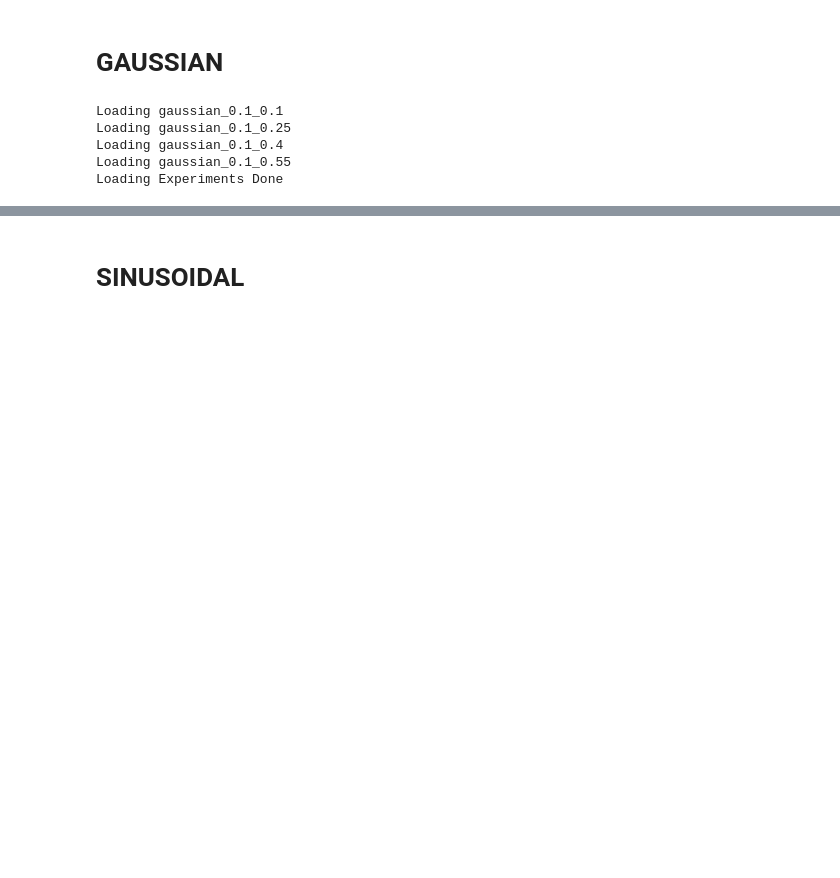
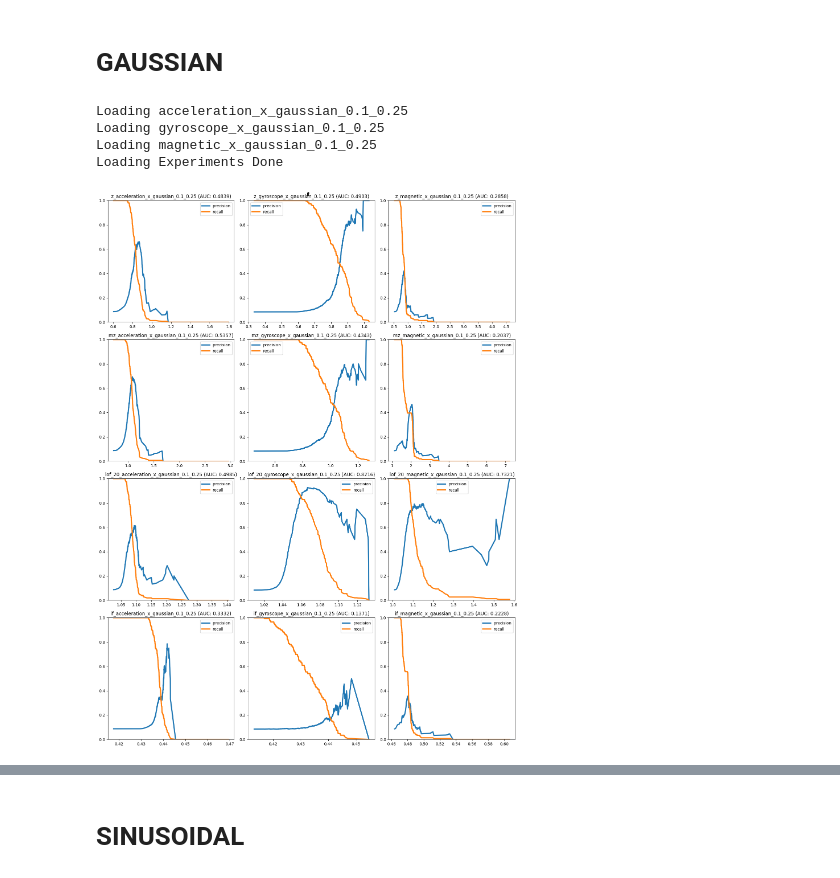
Before and after one commit to luukverkleij/PredictiveMaintenance, a Jupyter notebook: edmo-project/Processing/src/experiments.ipynb, the cells around one changed output, grey strips where cells are left out. Saved outputs shown, nothing was run; the diff lists cells and outputs as text; code cells hidden in the pictures; blank space fills up the shorter version.

Commit message:
changes in processing experiments

```diff
--- a/edmo-project/Processing/src/experiments.ipynb
+++ b/edmo-project/Processing/src/experiments.ipynb
@@ -78,12 +77,10 @@ df_in = pd.read_parquet(g.path_imu)
 # Experiment Constants
 # %%
 # Boolean whether to run the experiments or load
-load_experiments = True
+load_experiments = False
 
 # Running Experiment Parameters
 models = [m.ZScore(), m.MZScore(), m.LOF(), m.IF()]
-exp_columns = [f'acceleration_{x}' for x in ['x', 'y', 'z']]
-syn_column = 'acceleration_x'
 
 guassian_params     = [0.10, 0.25, 0.40, 0.55]
 sinusoidal_params   = [0.25, 0.5, 1, 2]
@@ -95,22 +92,52 @@ synratio = 0.1
 # %% [markdown]
 # GAUSSIAN
 # %%
-exps_gaussian = {}
-if load_experiments:
-    for intensity in guassian_params:
-        name = name_gaussian_experiment(synratio, intensity)
-        print(f"Loading {name}")
-        exps_gaussian[name] = Experiment.unpickle(name)
-    print("Loading Experiments Done")
-else:
-    for intensity in guassian_params:
-        print(f"Running Experiment gaussian {intensity}")
-        exp = run_gaussian_experiment(df_in, models, exp_columns, exp_columns[0], ratio=synratio, intensity=intensity)
-        exps_gaussian[exp.name] = exp
-    print("Running Experiments Done")
+def run_experiments(params, name_func, run_func, exp_dict, sensor):
+    exp_columns = [f'{sensor}_{x}' for x in ['x', 'y', 'z']]
+    syn_column = f'{sensor}_x'
+
+    if load_experiments:
+        for intensity in params:
+            name = name_func(synratio, intensity)
+            print(f"Loading {name}")
+            exp_dict[name] = Experiment.unpickle(name)
+        print("Loading Experiments Done")
+    else:
+        for intensity in params:
+            print(f"Running Experiment {name_func.__name__.split('_')[1].capitalize()} {intensity}")
+            exp = run_func(df_in, models, exp_columns, exp_columns[0], ratio=synratio, intensity=intensity)
+            exp_dict[exp.name] = exp
+        print("Running Experiments Done")
-# %% [output]
-Loading gaussian_0.1_0.1
-Loading gaussian_0.1_0.25
-Loading gaussian_0.1_0.4
-Loading gaussian_0.1_0.55
-Loading Experiments Done
+# %%
+for sensor in ['gyroscope', 'magnetic']:
+    run_experiments(guassian_params, name_gaussian_experiment, run_gaussian_experiment, {}, sensor=sensor)
+    run_experiments(sinusoidal_params, name_sinusoidal_experiment, run_sinusoidal_experiment, {}, sensor=sensor)
+    run_experiments(point_params, name_point_experiment, run_point_experiment, {}, sensor=sensor)
+# %%
+def exp_load_and_plot(exps_params):
+    exps = {}
+    for name_func, sensor, synratio, intensity in exps_params:
+        name = name_func(synratio, intensity, sensor)
+        print(f"Loading {name}")
+        exps[name] = Experiment.unpickle(name)
+    print("Loading Experiments Done")
+
+    rp_curves = {}
+    for exp in models:
+        mname = exp.name
+        for (ename, exp) in exps.items():
+            rp_curves[f"{mname}_{ename}"] = exp.results['pr'][mname]
+
+
+    with warnings.catch_warnings(action="ignore"):
+        plot_rpcurves(rp_curves, colnums=3, title=mname, auc=True, f1=False, showtitle=True)
+
+exp_load_and_plot([(name_gaussian_experiment, "acceleration_x", 0.1, 0.25),
+                   (name_gaussian_experiment, "gyroscope_x", 0.1, 0.25),
+                   (name_gaussian_experiment, "magnetic_x", 0.1, 0.25)])
+# %% [output]
+Loading acceleration_x_gaussian_0.1_0.25
+Loading gyroscope_x_gaussian_0.1_0.25
+Loading magnetic_x_gaussian_0.1_0.25
+Loading Experiments Done
+[figure, added]
```
Also changed, not shown: parts of 15 cells of this notebook, 1 other file.
